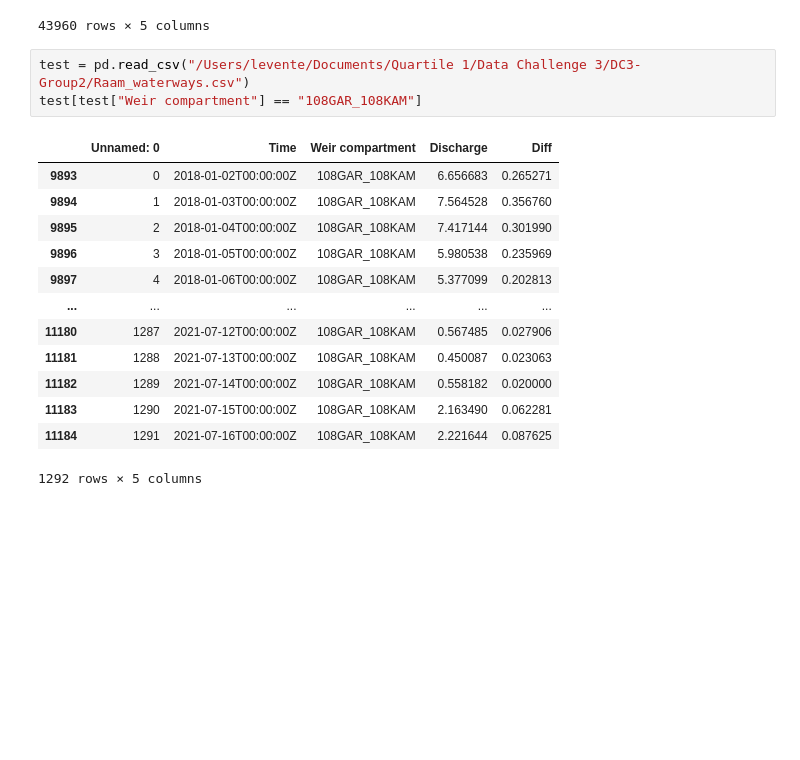
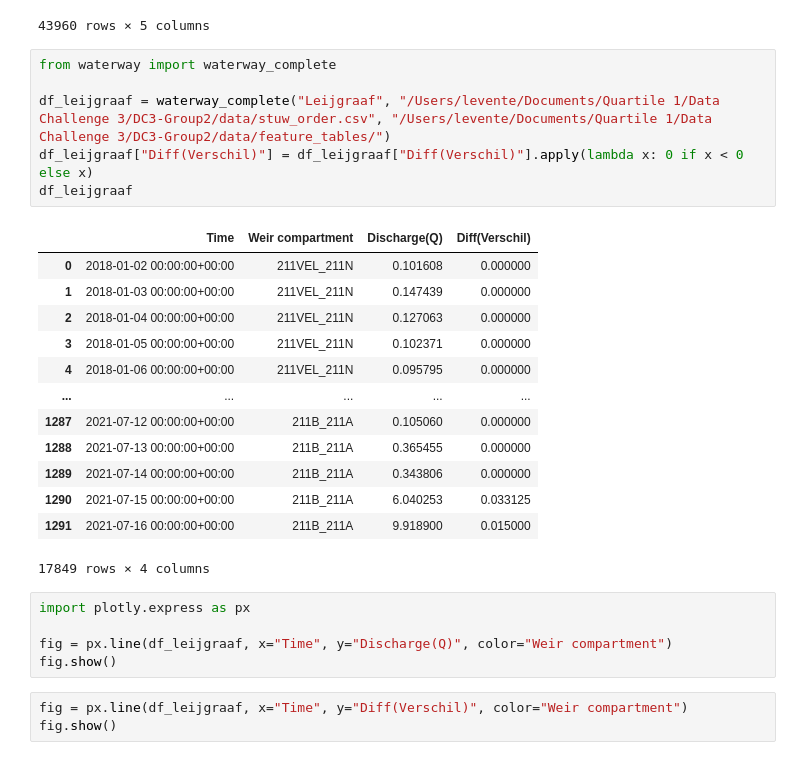
Before and after one commit to lzolyomi/DC3-Group2, a Jupyter notebook: src/data_exp.ipynb, the cells around one changed output. Saved outputs shown, nothing was run; the diff lists cells and outputs as text; blank space fills up the shorter version.

Commit message:
setting up a basic dashboard for data exploration

```diff
--- a/src/data_exp.ipynb
+++ b/src/data_exp.ipynb
@@ -67,20 +67,31 @@ forecast
 | 43958 | 2021-09-05 18:00:00 | 0.0 | 81.5 | 17.000000 | 2021-08-27 |
 | 43959 | 2021-09-06 00:00:00 | 0.0 | 79.0 | 12.750000 | 2021-08-27 |
 43960 rows × 5 columns
-# %%
-test = pd.read_csv("/Users/levente/Documents/Quartile 1/Data Challenge 3/DC3-Group2/Raam_waterways.csv")
-test[test["Weir compartment"] == "108GAR_108KAM"]
-# %% [output]
-|  | Unnamed: 0 | Time | Weir compartment | Discharge | Diff |
-| 9893 | 0 | 2018-01-02T00:00:00Z | 108GAR_108KAM | 6.656683 | 0.265271 |
-| 9894 | 1 | 2018-01-03T00:00:00Z | 108GAR_108KAM | 7.564528 | 0.356760 |
-| 9895 | 2 | 2018-01-04T00:00:00Z | 108GAR_108KAM | 7.417144 | 0.301990 |
-| 9896 | 3 | 2018-01-05T00:00:00Z | 108GAR_108KAM | 5.980538 | 0.235969 |
-| 9897 | 4 | 2018-01-06T00:00:00Z | 108GAR_108KAM | 5.377099 | 0.202813 |
-| ... | ... | ... | ... | ... | ... |
-| 11180 | 1287 | 2021-07-12T00:00:00Z | 108GAR_108KAM | 0.567485 | 0.027906 |
-| 11181 | 1288 | 2021-07-13T00:00:00Z | 108GAR_108KAM | 0.450087 | 0.023063 |
-| 11182 | 1289 | 2021-07-14T00:00:00Z | 108GAR_108KAM | 0.558182 | 0.020000 |
-| 11183 | 1290 | 2021-07-15T00:00:00Z | 108GAR_108KAM | 2.163490 | 0.062281 |
-| 11184 | 1291 | 2021-07-16T00:00:00Z | 108GAR_108KAM | 2.221644 | 0.087625 |
-1292 rows × 5 columns
+# %%
+from waterway import waterway_complete
+
+df_leijgraaf = waterway_complete("Leijgraaf", "/Users/levente/Documents/Quartile 1/Data Challenge 3/DC3-Group2/data/stuw_order.csv", "/Users/levente/Documents/Quartile 1/Data Challenge 3/DC3-Group2/data/feature_tables/")
+df_leijgraaf["Diff(Verschil)"] = df_leijgraaf["Diff(Verschil)"].apply(lambda x: 0 if x < 0 else x)
+df_leijgraaf
+# %% [output]
+|  | Time | Weir compartment | Discharge(Q) | Diff(Verschil) |
+| 0 | 2018-01-02 00:00:00+00:00 | 211VEL_211N | 0.101608 | 0.000000 |
+| 1 | 2018-01-03 00:00:00+00:00 | 211VEL_211N | 0.147439 | 0.000000 |
+| 2 | 2018-01-04 00:00:00+00:00 | 211VEL_211N | 0.127063 | 0.000000 |
+| 3 | 2018-01-05 00:00:00+00:00 | 211VEL_211N | 0.102371 | 0.000000 |
+| 4 | 2018-01-06 00:00:00+00:00 | 211VEL_211N | 0.095795 | 0.000000 |
+| ... | ... | ... | ... | ... |
+| 1287 | 2021-07-12 00:00:00+00:00 | 211B_211A | 0.105060 | 0.000000 |
+| 1288 | 2021-07-13 00:00:00+00:00 | 211B_211A | 0.365455 | 0.000000 |
+| 1289 | 2021-07-14 00:00:00+00:00 | 211B_211A | 0.343806 | 0.000000 |
+| 1290 | 2021-07-15 00:00:00+00:00 | 211B_211A | 6.040253 | 0.033125 |
+| 1291 | 2021-07-16 00:00:00+00:00 | 211B_211A | 9.918900 | 0.015000 |
+17849 rows × 4 columns
+# %%
+import plotly.express as px
+
+fig = px.line(df_leijgraaf, x="Time", y="Discharge(Q)", color="Weir compartment")
+fig.show()
+# %%
+fig = px.line(df_leijgraaf, x="Time", y="Diff(Verschil)", color="Weir compartment")
+fig.show()
```
Also changed, not shown: 4 other files.
